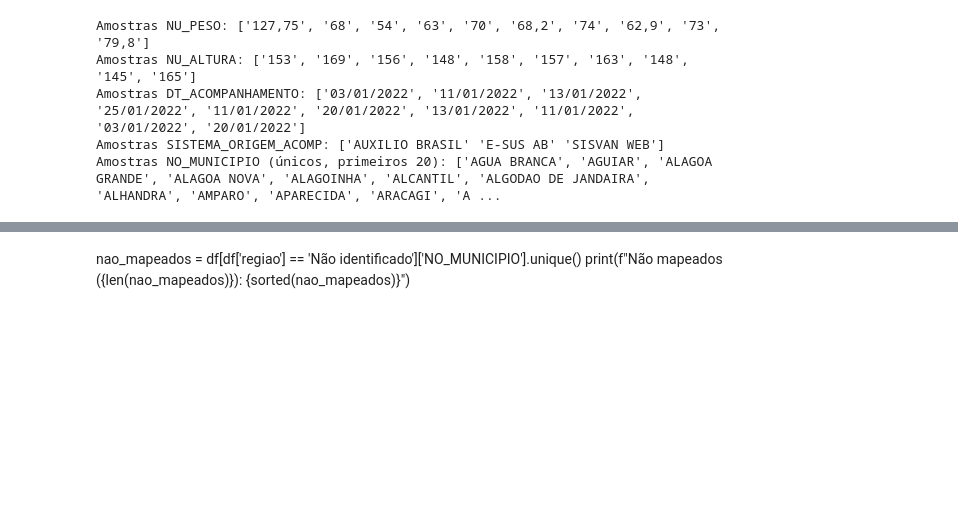
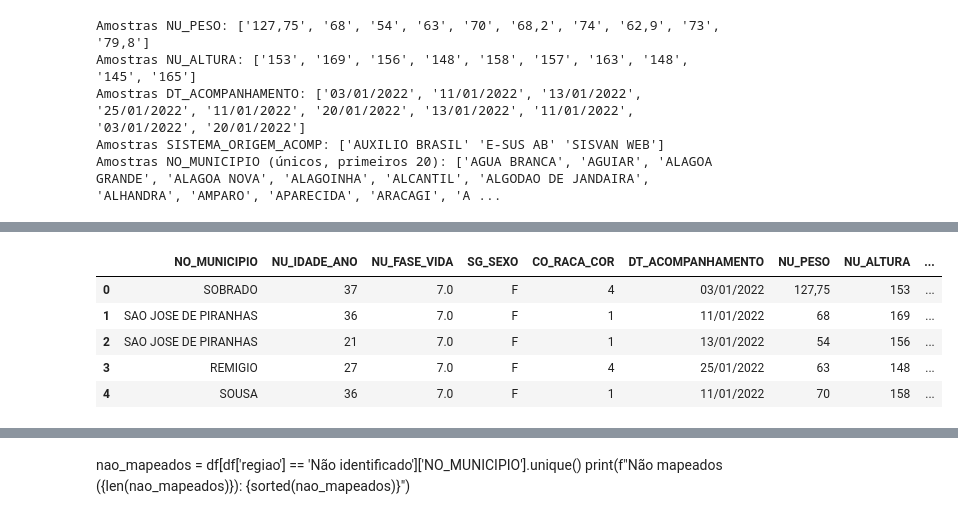
Before and after one commit to gustavojohan/projeto-final-am, a Jupyter notebook: projeto-final.ipynb, the cells around one changed output, grey strips where cells are left out. Cells and saved outputs as stored; diff of their text form; code cells hidden in the pictures; blank space fills up the shorter version.

```diff
--- a/projeto-final2.ipynb
+++ b/projeto-final.ipynb
@@ -342,0 +361,11 @@ Name: count, dtype: int64
+# %%
+df = df_merged_final.copy()
+# %%
+df.head()
+# %% [output]
+|  | NO_MUNICIPIO | NU_IDADE_ANO | NU_FASE_VIDA | SG_SEXO | CO_RACA_COR | DT_ACOMPANHAMENTO | NU_PESO | NU_ALTURA | ... |
+| 0 | SOBRADO | 37 | 7.0 | F | 4 | 03/01/2022 | 127,75 | 153 | ... |
+| 1 | SAO JOSE DE PIRANHAS | 36 | 7.0 | F | 1 | 11/01/2022 | 68 | 169 | ... |
+| 2 | SAO JOSE DE PIRANHAS | 21 | 7.0 | F | 1 | 13/01/2022 | 54 | 156 | ... |
+| 3 | REMIGIO | 27 | 7.0 | F | 4 | 25/01/2022 | 63 | 148 | ... |
+| 4 | SOUSA | 36 | 7.0 | F | 1 | 11/01/2022 | 70 | 158 | ... |
```
Also changed, not shown: parts of 7 cells of this notebook, 4 other files.
